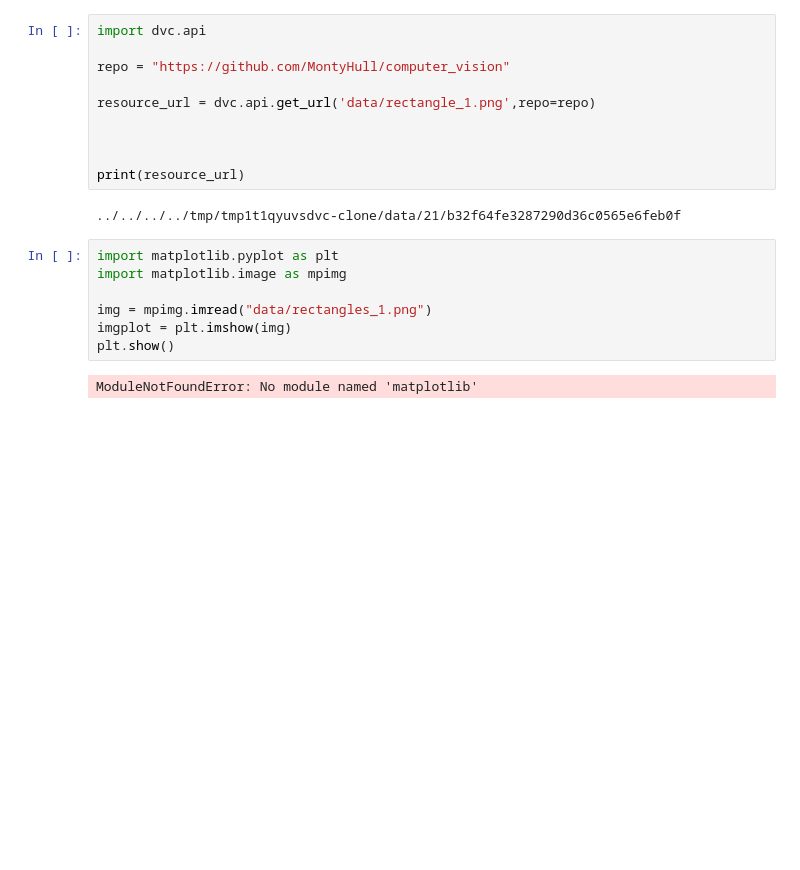
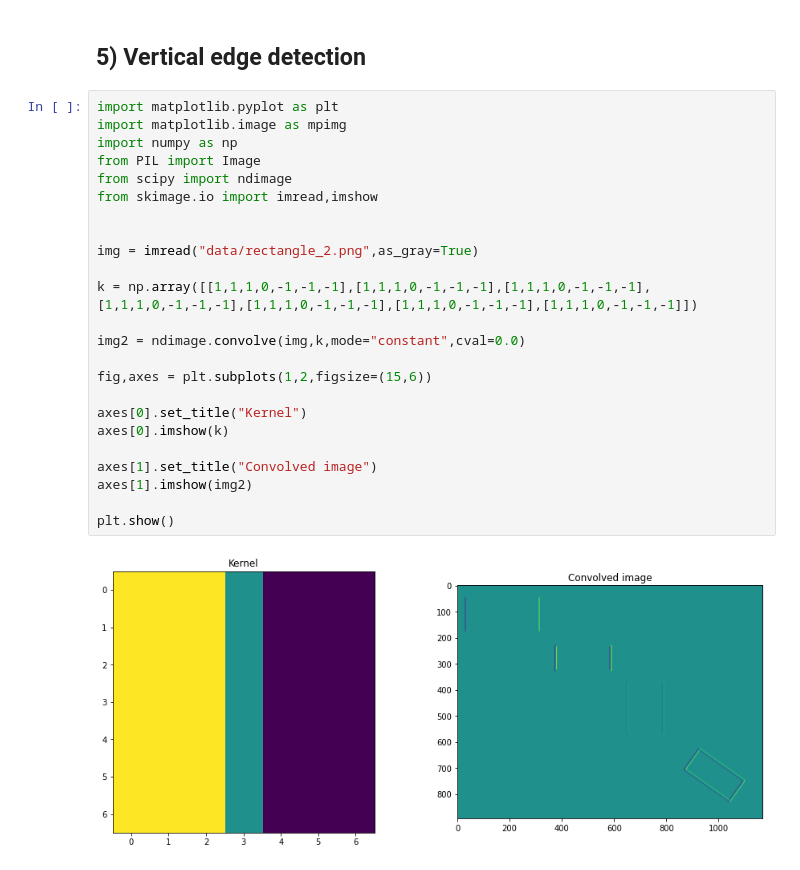
Before and after one commit to MontyHull/computer_vision, a Jupyter notebook: convolution_lab.ipynb, the cells around one changed output. Cells and saved outputs as stored; diff of their text form; blank space fills up the shorter version.

```diff
--- a/convolution_lab.ipynb
+++ b/convolution_lab.ipynb
@@ -1,21 +1,28 @@
-# %%
-import dvc.api
-
-repo = "https://github.com/MontyHull/computer_vision"
-
-resource_url = dvc.api.get_url('data/rectangle_1.png',repo=repo)
-
-
-
-print(resource_url)
-# %% [output]
-../../../../tmp/tmp1t1qyuvsdvc-clone/data/21/b32f64fe3287290d36c0565e6feb0f
-# %%
-import matplotlib.pyplot as plt
-import matplotlib.image as mpimg
-
-img = mpimg.imread("data/rectangles_1.png")
-imgplot = plt.imshow(img)
-plt.show()
-# %% [output]
-ModuleNotFoundError: No module named 'matplotlib'
+# %% [markdown]
+## 5) Vertical edge detection
+# %%
+import matplotlib.pyplot as plt
+import matplotlib.image as mpimg
+import numpy as np
+from PIL import Image
+from scipy import ndimage
+from skimage.io import imread,imshow
+
+
+img = imread("data/rectangle_2.png",as_gray=True)
+
+k = np.array([[1,1,1,0,-1,-1,-1],[1,1,1,0,-1,-1,-1],[1,1,1,0,-1,-1,-1],[1,1,1,0,-1,-1,-1],[1,1,1,0,-1,-1,-1],[1,1,1,0,-1,-1,-1],[1,1,1,0,-1,-1,-1]])
+
+img2 = ndimage.convolve(img,k,mode="constant",cval=0.0)
+
+fig,axes = plt.subplots(1,2,figsize=(15,6))
+
+axes[0].set_title("Kernel")
+axes[0].imshow(k)
+
+axes[1].set_title("Convolved image")
+axes[1].imshow(img2)
+
+plt.show()
+# %% [output]
+[figure, added]
```
Also changed, not shown: parts of 5 cells of this notebook, 8 other files.
